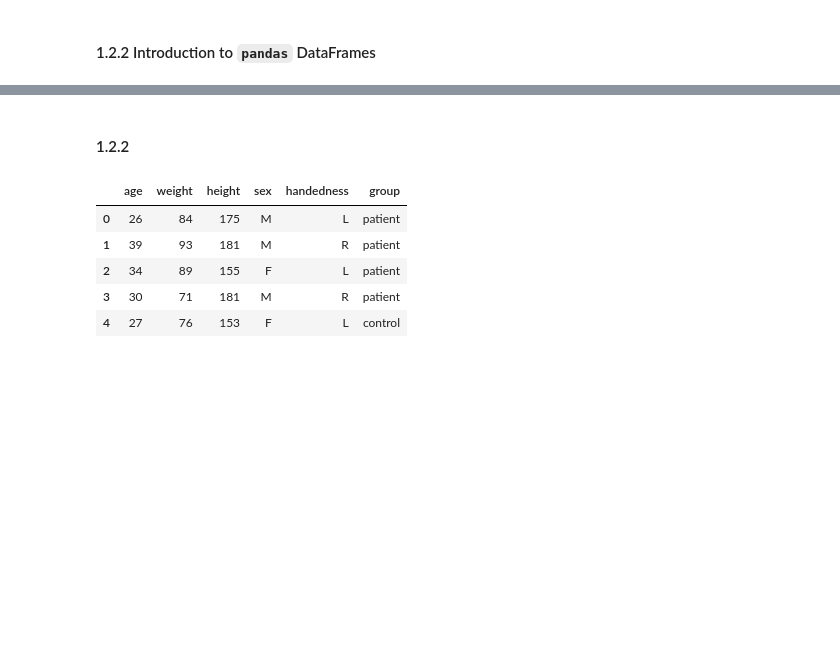
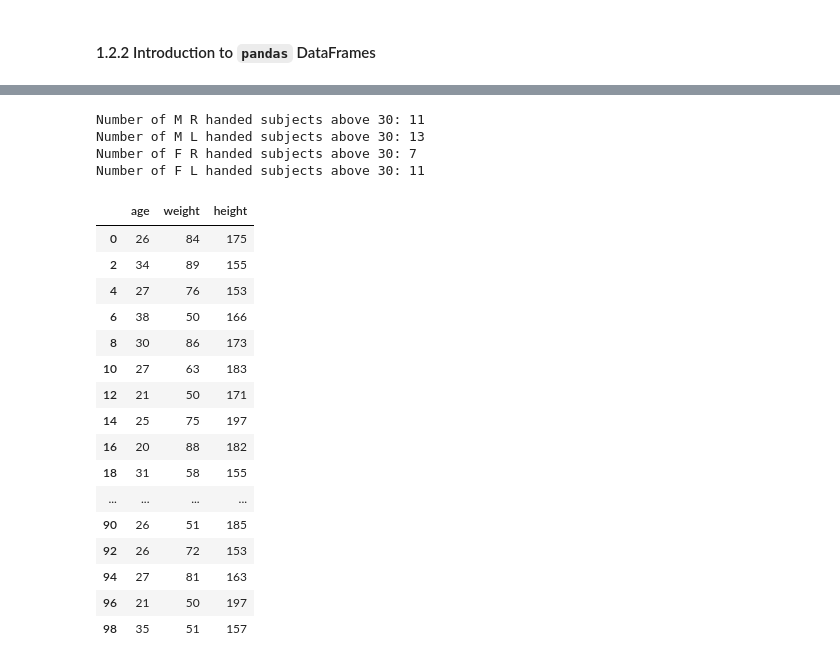
Before and after one commit to vigji/python-cimec-2025, a Jupyter notebook: practicals/Practicals_1.2.ipynb, the cells around one changed output, grey strips where cells are left out. Saved outputs shown, nothing was run; the diff lists cells and outputs as text; code cells hidden in the pictures; blank space fills up the shorter version.

```diff
--- a/practicals/Practicals_1.2.ipynb
+++ b/practicals/Practicals_1.2.ipynb
@@ -133,5 +242,33 @@ subjects_df.head()
 # %%
 # Count how many males and how many females above age 30 are left-handed or right handed.
 # (Hint: use the same element-wise operators we were using for numpy arrays)
+
+for sex in ["M", "F"]:
+    for handedness in ["R", "L"]:
+        print(f"Number of {sex} {handedness} handed subjects above 30: {len(subjects_df[(subjects_df['age'] > 30) & (subjects_df['sex'] == sex) & (subjects_df['handedness'] == handedness)])}")
+# %% [output]
+Number of M R handed subjects above 30: 11
+Number of M L handed subjects above 30: 13
+Number of F R handed subjects above 30: 7
+Number of F L handed subjects above 30: 11
 # %%
 # Use .iloc to select one every two rows for the first 3 columns:
+subjects_df.iloc[::2, :3]
+# %% [output]
+|  | age | weight | height |
+| 0 | 26 | 84 | 175 |
+| 2 | 34 | 89 | 155 |
+| 4 | 27 | 76 | 153 |
+| 6 | 38 | 50 | 166 |
+| 8 | 30 | 86 | 173 |
+| 10 | 27 | 63 | 183 |
+| 12 | 21 | 50 | 171 |
+| 14 | 25 | 75 | 197 |
+| 16 | 20 | 88 | 182 |
+| 18 | 31 | 58 | 155 |
+| ... | ... | ... | ... |
+| 90 | 26 | 51 | 185 |
+| 92 | 26 | 72 | 153 |
+| 94 | 27 | 81 | 163 |
+| 96 | 21 | 50 | 197 |
+| 98 | 35 | 51 | 157 |
@@ -141,20 +274,0 @@ subjects_df.head()
-# %% [markdown]
-#### 1.2.2
-# %%
-# Create a dataframe from the following info about subject in an experiment:
-np.random.seed(42)
-n_subjects = 100
-subjects_data_dictionary = {
-    'age': np.random.randint(20, 40, n_subjects),
-    'weight': np.random.randint(50, 100, n_subjects),
-    'height': np.random.randint(150, 200, n_subjects),
-    'sex': np.random.choice(['M', 'F'], n_subjects),
-    'handedness': np.random.choice(['R', 'L'], n_subjects),
-    'group': np.random.choice(['control', 'patient'], n_subjects)}
-# %% [output]
-|  | age | weight | height | sex | handedness | group |
-| 0 | 26 | 84 | 175 | M | L | patient |
-| 1 | 39 | 93 | 181 | M | R | patient |
-| 2 | 34 | 89 | 155 | F | L | patient |
-| 3 | 30 | 71 | 181 | M | R | patient |
-| 4 | 27 | 76 | 153 | F | L | control |
```
Also changed, not shown: parts of 22 cells of this notebook, 1 other file.
